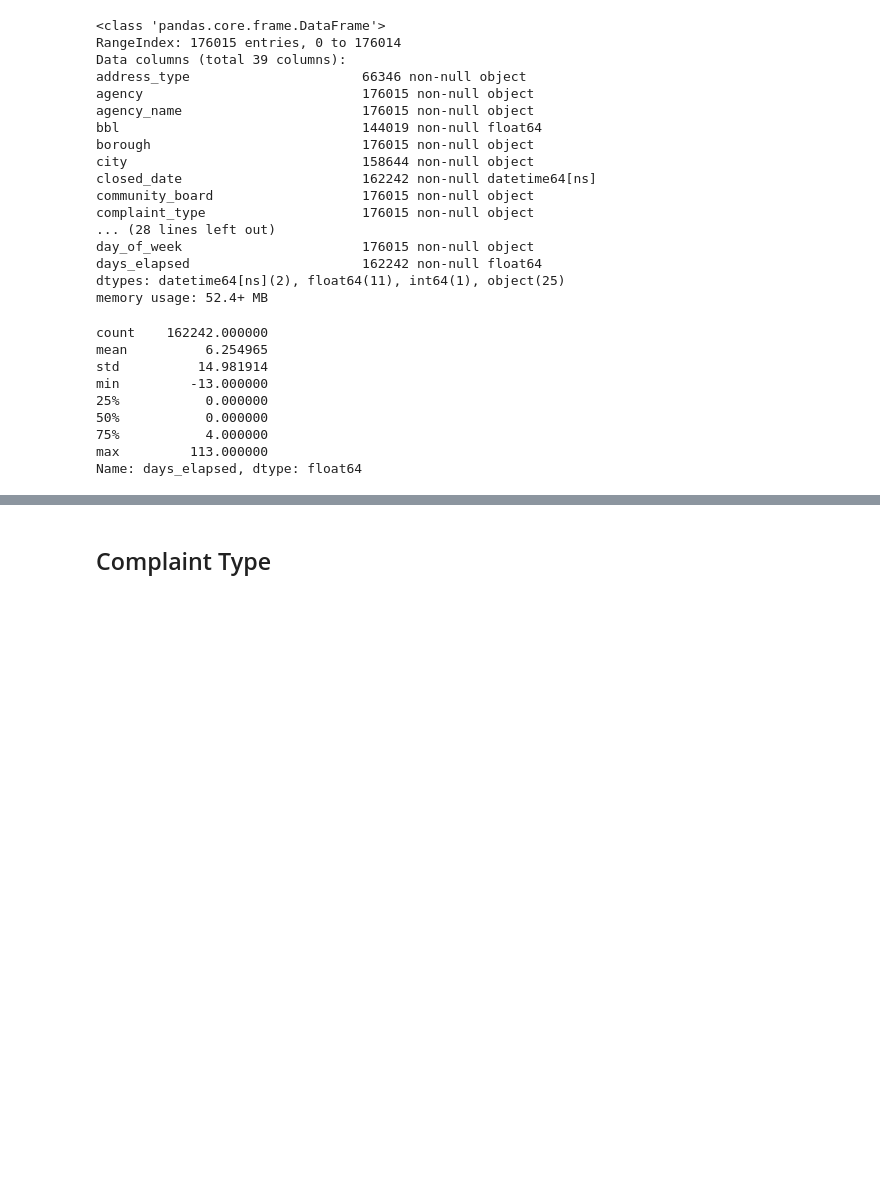
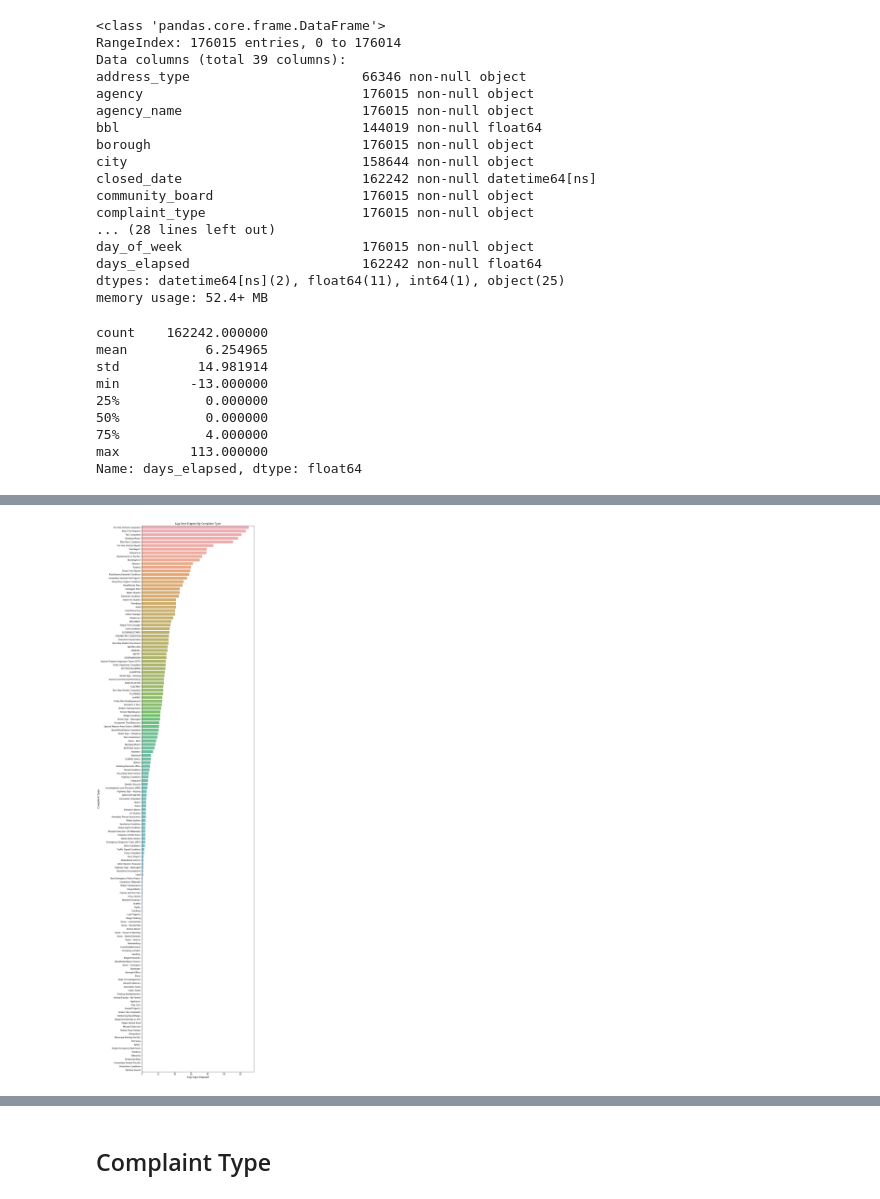
Before and after one commit to whohuhwhat/311_pt4, a Jupyter notebook: TS.ipynb, the cells around one changed output, grey strips where cells are left out. Drawn from its saved outputs; the diff is of its cells as text; code cells hidden in the pictures; blank space fills up the shorter version.

Commit message:
days_elapsed vs complaint type vis

```diff
--- a/TS.ipynb
+++ b/TS.ipynb
@@ -129,0 +132,3 @@ Name: days_elapsed, dtype: float64
+# %%
+complaint_mean = aug.groupby(['complaint_type']).days_elapsed.mean().sort_values(ascending=False)
+complaint_mean
@@ -130 +184,10 @@ Name: days_elapsed, dtype: float64
+# %%
+plt.figure(figsize=(10,50))
+sns.barplot(complaint_mean.values, complaint_mean.index, alpha=0.8)
+plt.title('Avg Days Elapsed By Complaint Type')
+plt.ylabel('Complaint Type', fontsize=12)
+plt.xlabel('Avg Days Elapsed', fontsize=12)
+plt.show()
+# %% [output]
+[figure, added]
 # %%
```
Also changed, not shown: parts of 8 cells of this notebook.
